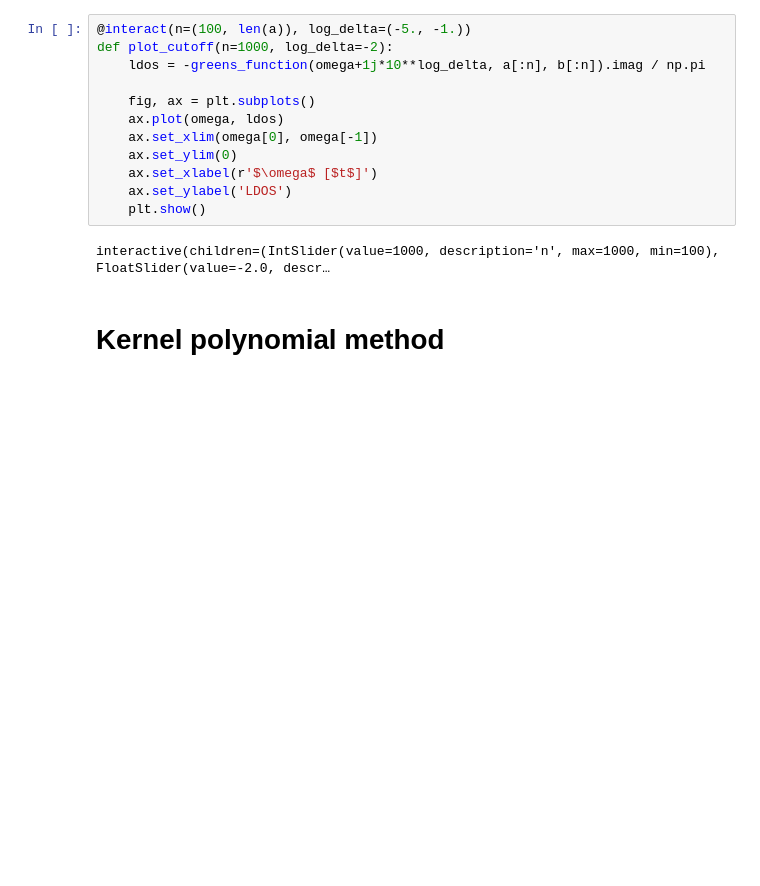
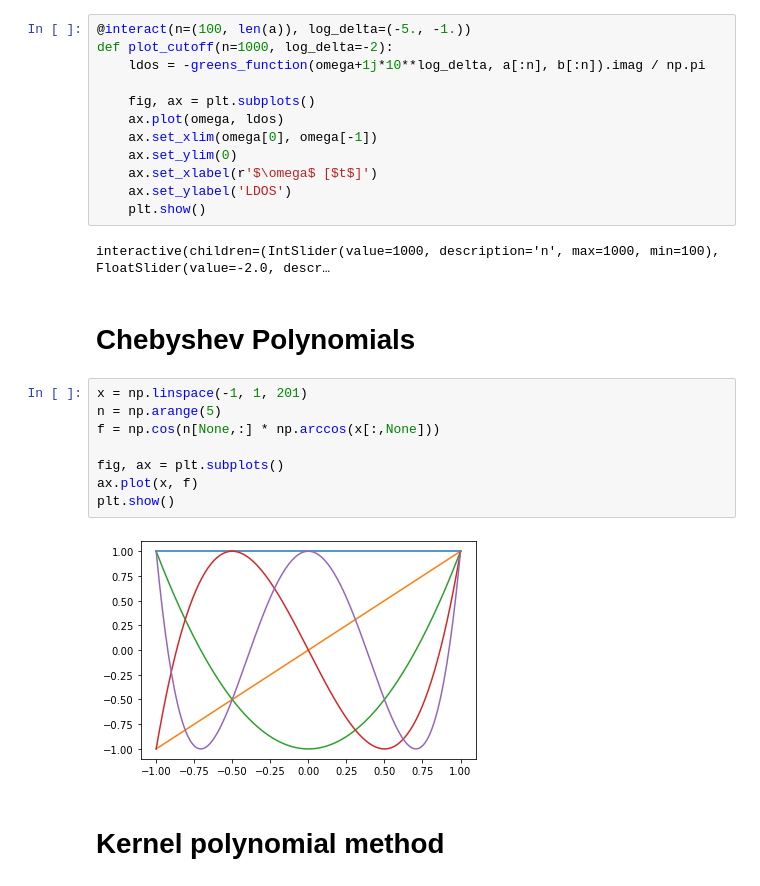
Before and after one commit to emascot/Methods, a Jupyter notebook: Krylov methods.ipynb, the cells around one changed output. Drawn from its saved outputs; the diff is of its cells as text; blank space fills up the shorter version.

```diff
--- a/Krylov methods.ipynb
+++ b/Krylov methods.ipynb
@@ -137,6 +138,18 @@ def plot_cutoff(n=1000, log_delta=-2):
     plt.show()
 # %% [output]
 interactive(children=(IntSlider(value=1000, description='n', max=1000, min=100), FloatSlider(value=-2.0, descr…
+# %% [markdown]
+# Chebyshev Polynomials
+# %%
+x = np.linspace(-1, 1, 201)
+n = np.arange(5)
+f = np.cos(n[None,:] * np.arccos(x[:,None]))
+
+fig, ax = plt.subplots()
+ax.plot(x, f)
+plt.show()
+# %% [output]
+[figure, added]
 # %% [markdown]
 # Kernel polynomial method
 # %%
```
Also changed, not shown: parts of 9 cells of this notebook, 1 other file.
